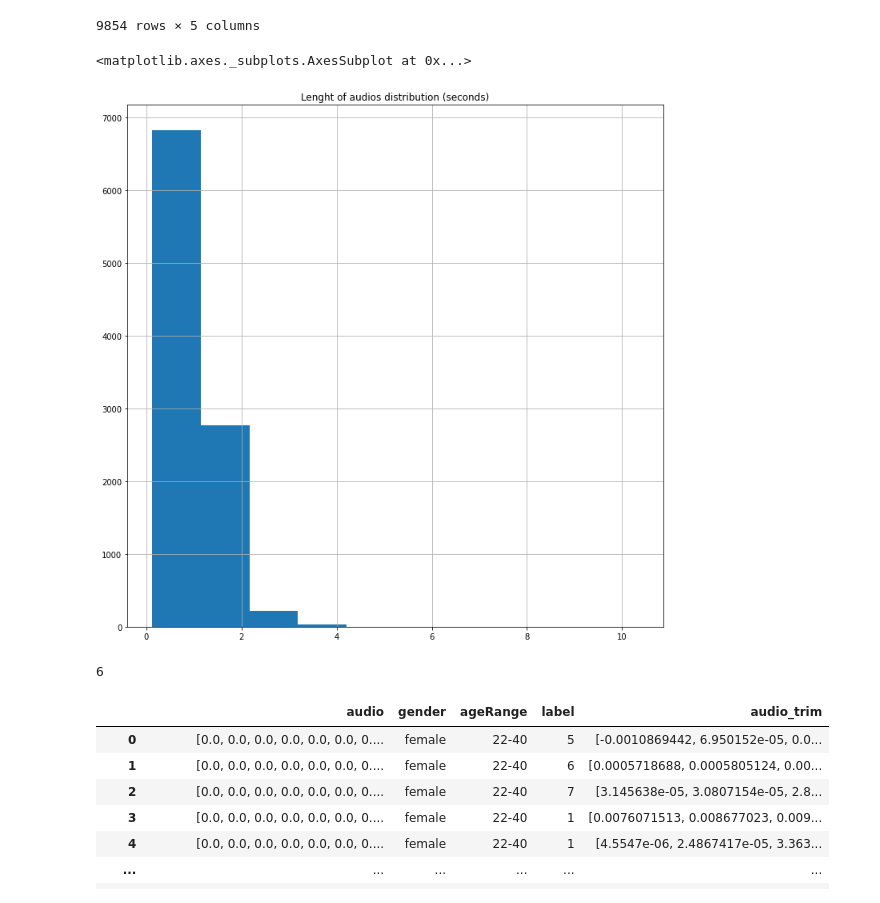
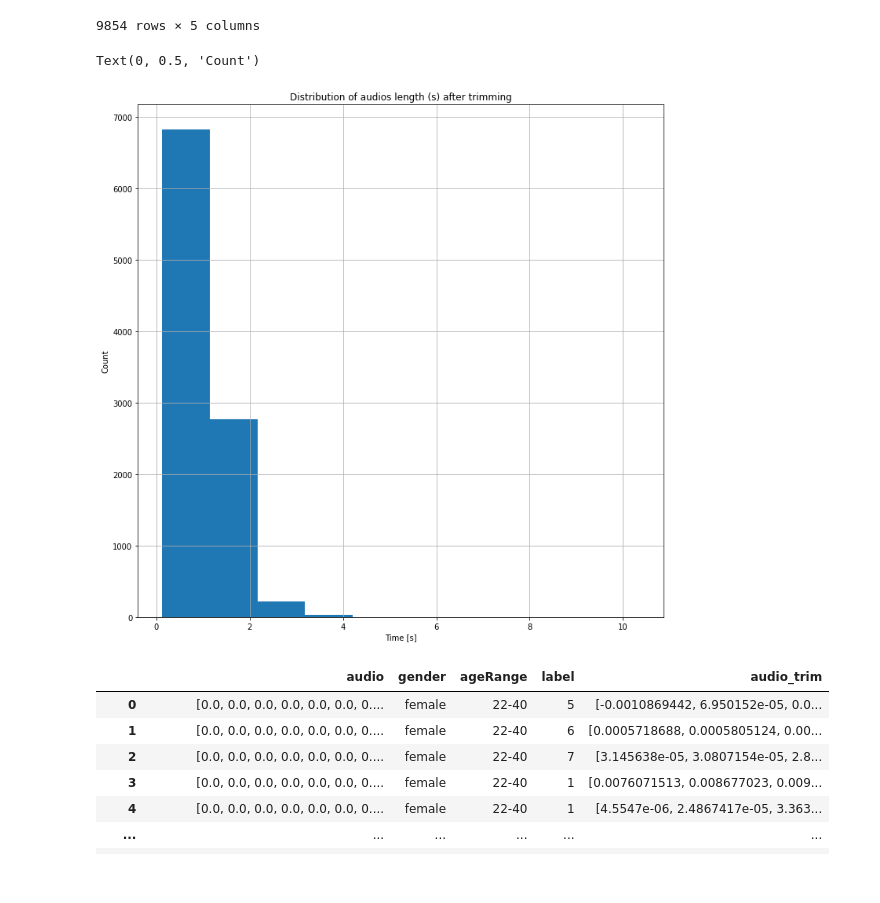
Before and after one commit to andrerubeis/andrerubeis, a Jupyter notebook: final_version_MFCCs_aggregation.ipynb, the cells around one changed output. Cells and saved outputs as stored; diff of their text form; code cells hidden in the pictures.

```diff
--- a/final_version_MFCCs_aggregation.ipynb
+++ b/final_version_MFCCs_aggregation.ipynb
@@ -254,8 +222,8 @@ for item,sr in zip(df[1], df[2]):
     length_audios.append(len(item))
     length_audios_seconds.append(len(item)/sr)
 #   Decomment if you are interested in retrieve indexes of audio within a specific range
-    if len(item)/sr  >= 5 and len(item)/sr  <=7.5:
-        indexes.append(i)
+    # if len(item)/sr  >= 5 and len(item)/sr  <=7.5:
+    #     indexes.append(i)
     i = i+1
 
 
@@ -263,7 +231,9 @@ length_audios=pd.Series(length_audios)
 length_audios_seconds = pd.Series(length_audios_seconds)
 #print(length_audios_seconds.value_counts())
 plt.figure(figsize=(12,12))
-plt.title("Lenght of audios distribution (seconds)")
+plt.title("Original distribution of audios lenght (s)")
 length_audios_seconds.hist()
+plt.xlabel("Time [s]")
+plt.ylabel("Count")
 #print(length_audios_seconds)
 # %% [output]
@@ -331,29 +285,29 @@ df_pd
 # %%
 length_audios_trim = []
 length_audios_seconds_trim = []
 indexes = []
 i = 0
 
 for item in df_pd.audio_trim:
     length_audios_trim.append(len(item))
     length_audios_seconds_trim.append(len(item)/sr)
 #   Decomment if you are interested in retrieve indexes of audio within a specific range
     if len(item)/sr  > 4: # se 2.64 prestazioni minori
         indexes.append(i)
     i = i+1
 
 
 length_audios_trim=pd.Series(length_audios_trim)
 length_audios_seconds_trim = pd.Series(length_audios_seconds_trim)
 #print(length_audios_seconds.value_counts())
 plt.figure(figsize=(12,12))
-plt.title("Lenght of audios distribution (seconds)")
+plt.title("Distribution of audios length (s) after trimming")
 length_audios_seconds_trim.hist()
+plt.xlabel("Time [s]")
+plt.ylabel("Count")
 #print(length_audios_seconds)
 # %% [output]
-<matplotlib.axes._subplots.AxesSubplot at 0x...>
+Text(0, 0.5, 'Count')
-[figure, old version]
+[figure, new version]
 # %%
-len(indexes)
+# indexes
-# %% [output]
-6
```
Also changed, not shown: parts of 61 cells of this notebook.
